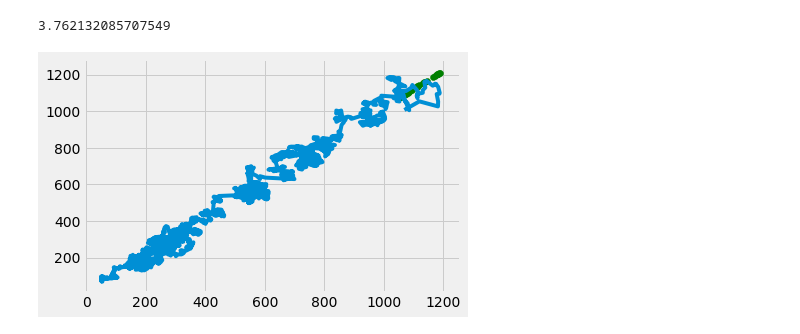
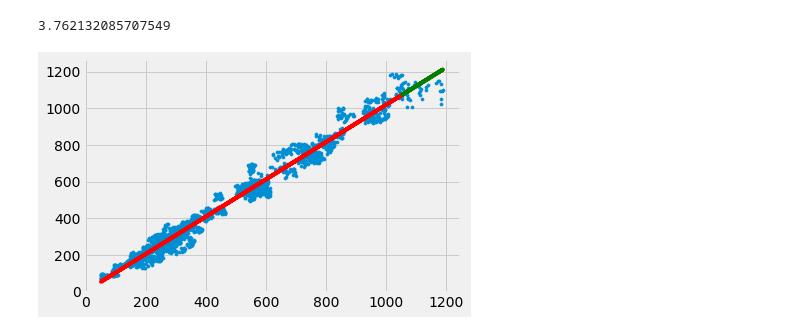
Before and after one commit to shubhamkumar27/Machine_learning, a Jupyter notebook: Linear_regression/Linear_regression_best_fit_line.ipynb, the cells around one changed output. Drawn from its saved outputs; the diff is of its cells as text; code cells hidden in the pictures.

Commit message:
Linear Regression

```diff
--- a/Linear_regression/Linear_regression_basic_implementation.ipynb
+++ b/Linear_regression/Linear_regression_best_fit_line.ipynb
@@ -55,9 +55,11 @@ print(b)
 # %% [output]
 3.762132085707549
 # %%
-regression_line = [(m*x) + b for x in my_x]
-plt.(xs,ys)
-plt.scatter(my_x, regression_line, color='g')
+data_regression_line = [(m*x) + b for x in xs]
+test_regression_line = [(m*x) + b for x in my_x]
+plt.scatter(xs,ys,s = 10)
+plt.plot(xs, data_regression_line, color='r')
+plt.plot(my_x, test_regression_line, color='g')
 plt.show()
 # %% [output]
-[figure, old version]
+[figure, new version]
```
Also changed, not shown: 1 other file.
